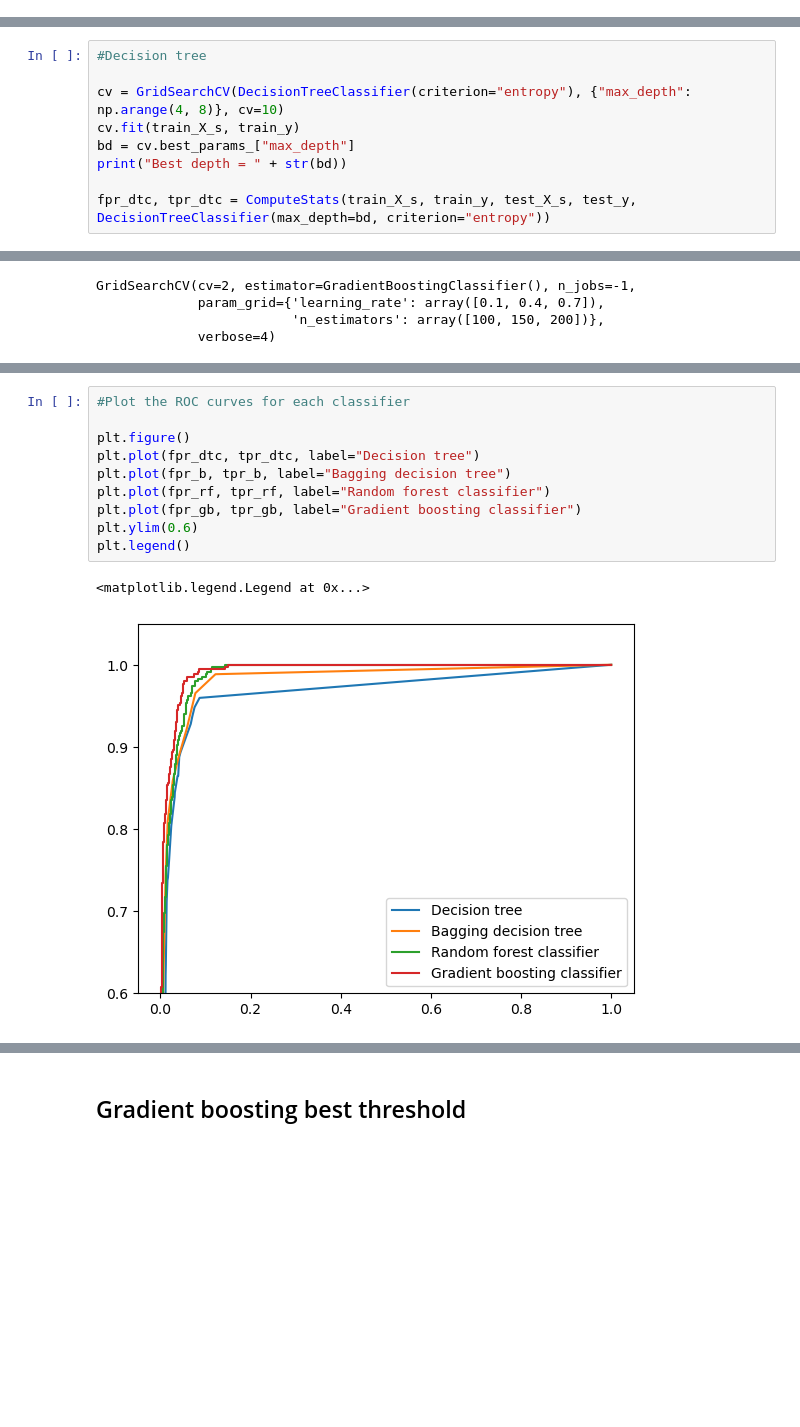
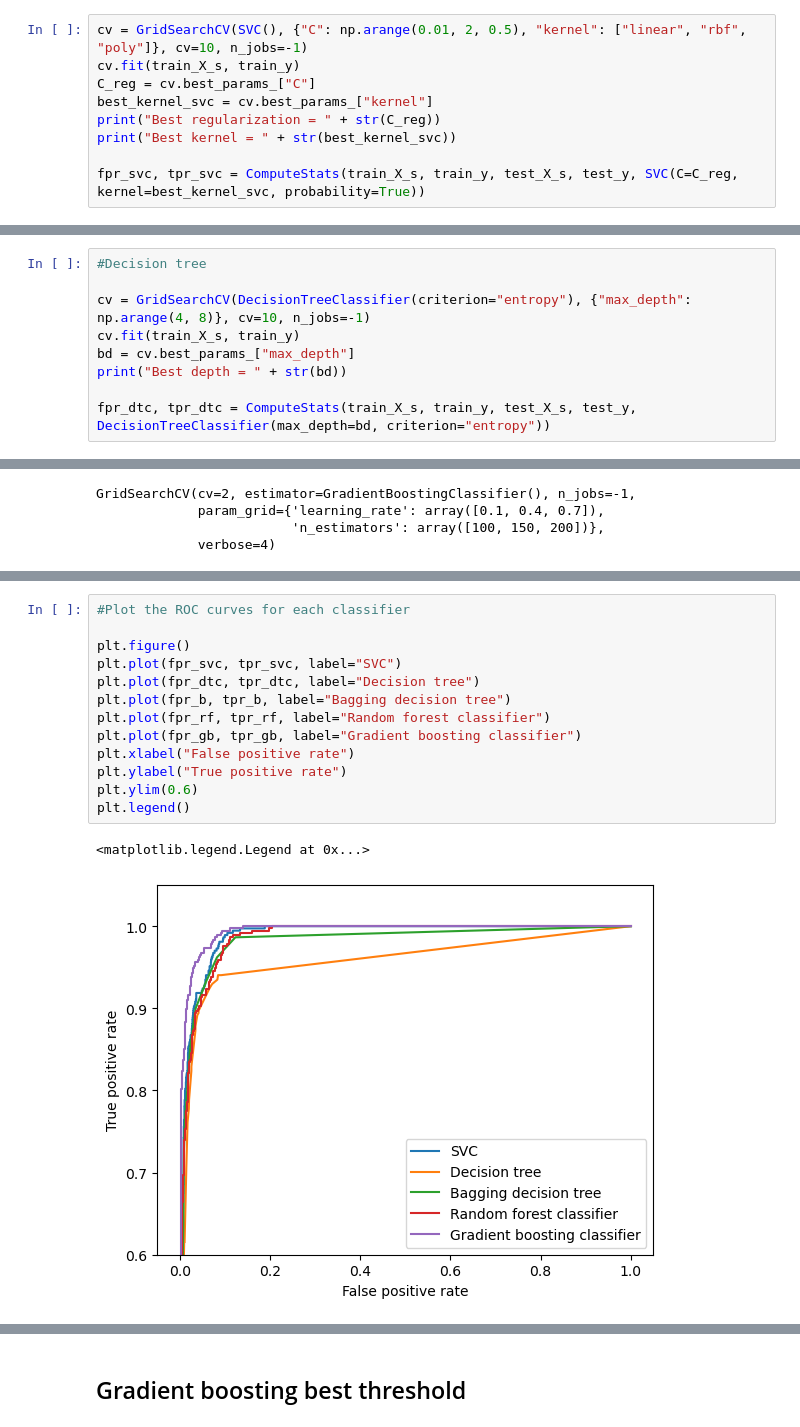
Before and after one commit to Giovanni-Ferron/astrostatistics_bicocca_2024, a Jupyter notebook: working/ex_L20.ipynb, the cells around one changed output, grey strips where cells are left out. Saved outputs shown, nothing was run; the diff lists cells and outputs as text; blank space fills up the shorter version.

```diff
--- a/working/ex_L20.ipynb
+++ b/working/ex_L20.ipynb
@@ -137,0 +140,9 @@ def ComputeStats(train_X, train_y, test_X, test_y, clf, plot=False):
+# %%
+cv = GridSearchCV(SVC(), {"C": np.arange(0.01, 2, 0.5), "kernel": ["linear", "rbf", "poly"]}, cv=10, n_jobs=-1)
+cv.fit(train_X_s, train_y)
+C_reg = cv.best_params_["C"]
+best_kernel_svc = cv.best_params_["kernel"]
+print("Best regularization = " + str(C_reg))
+print("Best kernel = " + str(best_kernel_svc))
+
+fpr_svc, tpr_svc = ComputeStats(train_X_s, train_y, test_X_s, test_y, SVC(C=C_reg, kernel=best_kernel_svc, probability=True))
@@ -140,7 +168,7 @@ def ComputeStats(train_X, train_y, test_X, test_y, clf, plot=False):
 # %%
 #Decision tree
 
-cv = GridSearchCV(DecisionTreeClassifier(criterion="entropy"), {"max_depth": np.arange(4, 8)}, cv=10)
+cv = GridSearchCV(DecisionTreeClassifier(criterion="entropy"), {"max_depth": np.arange(4, 8)}, cv=10, n_jobs=-1)
 cv.fit(train_X_s, train_y)
 bd = cv.best_params_["max_depth"]
 print("Best depth = " + str(bd))
@@ -250,14 +278,17 @@ AUC = 0.9921816753246927
 # %%
 #Plot the ROC curves for each classifier
 
 plt.figure()
+plt.plot(fpr_svc, tpr_svc, label="SVC")
 plt.plot(fpr_dtc, tpr_dtc, label="Decision tree")
 plt.plot(fpr_b, tpr_b, label="Bagging decision tree")
 plt.plot(fpr_rf, tpr_rf, label="Random forest classifier")
 plt.plot(fpr_gb, tpr_gb, label="Gradient boosting classifier")
+plt.xlabel("False positive rate")
+plt.ylabel("True positive rate")
 plt.ylim(0.6)
 plt.legend()
 # %% [output]
 <matplotlib.legend.Legend at 0x...>
-[figure, old version]
+[figure, new version]
 # %% [markdown]
```
Also changed, not shown: parts of 18 cells of this notebook, 2 other files.
